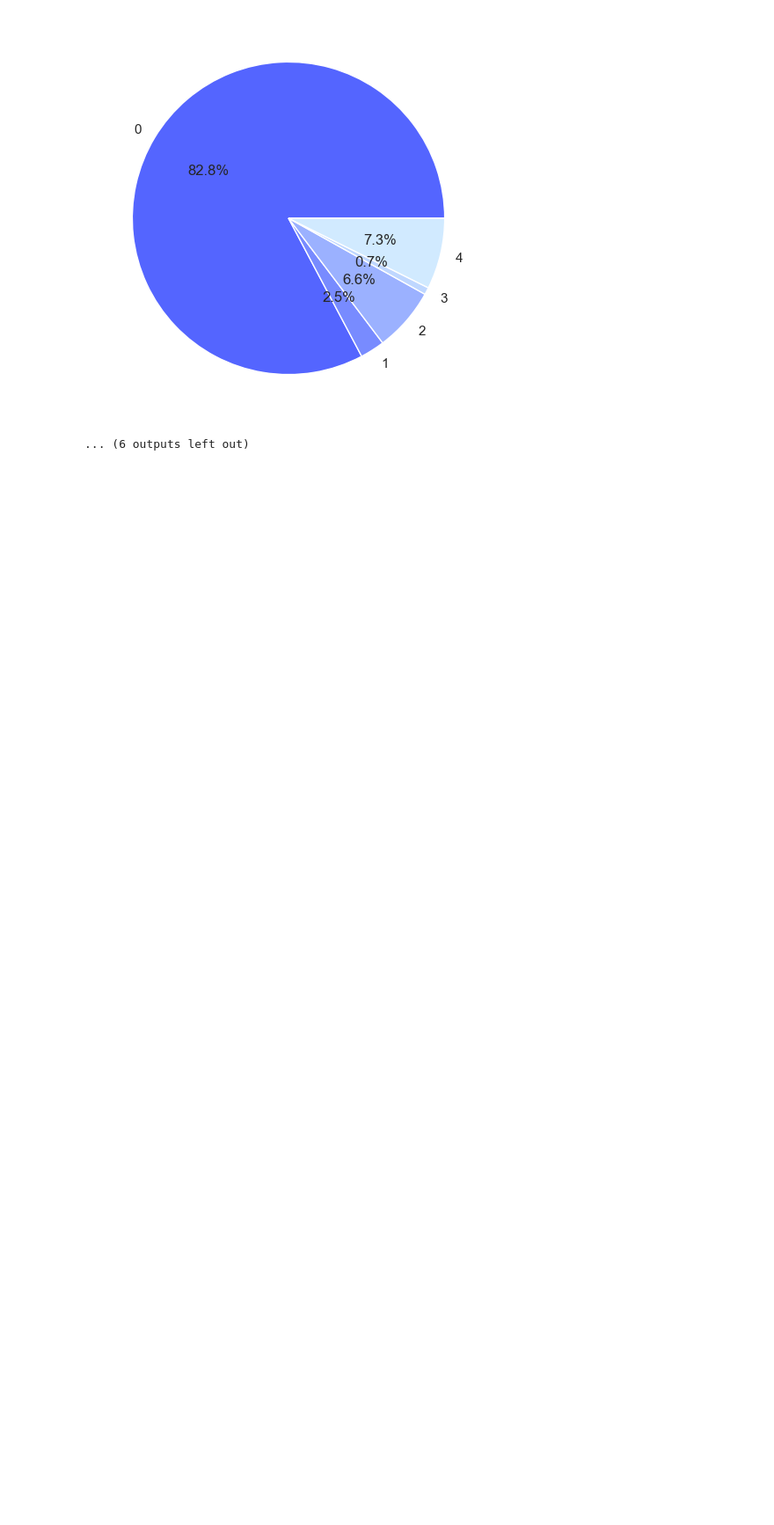
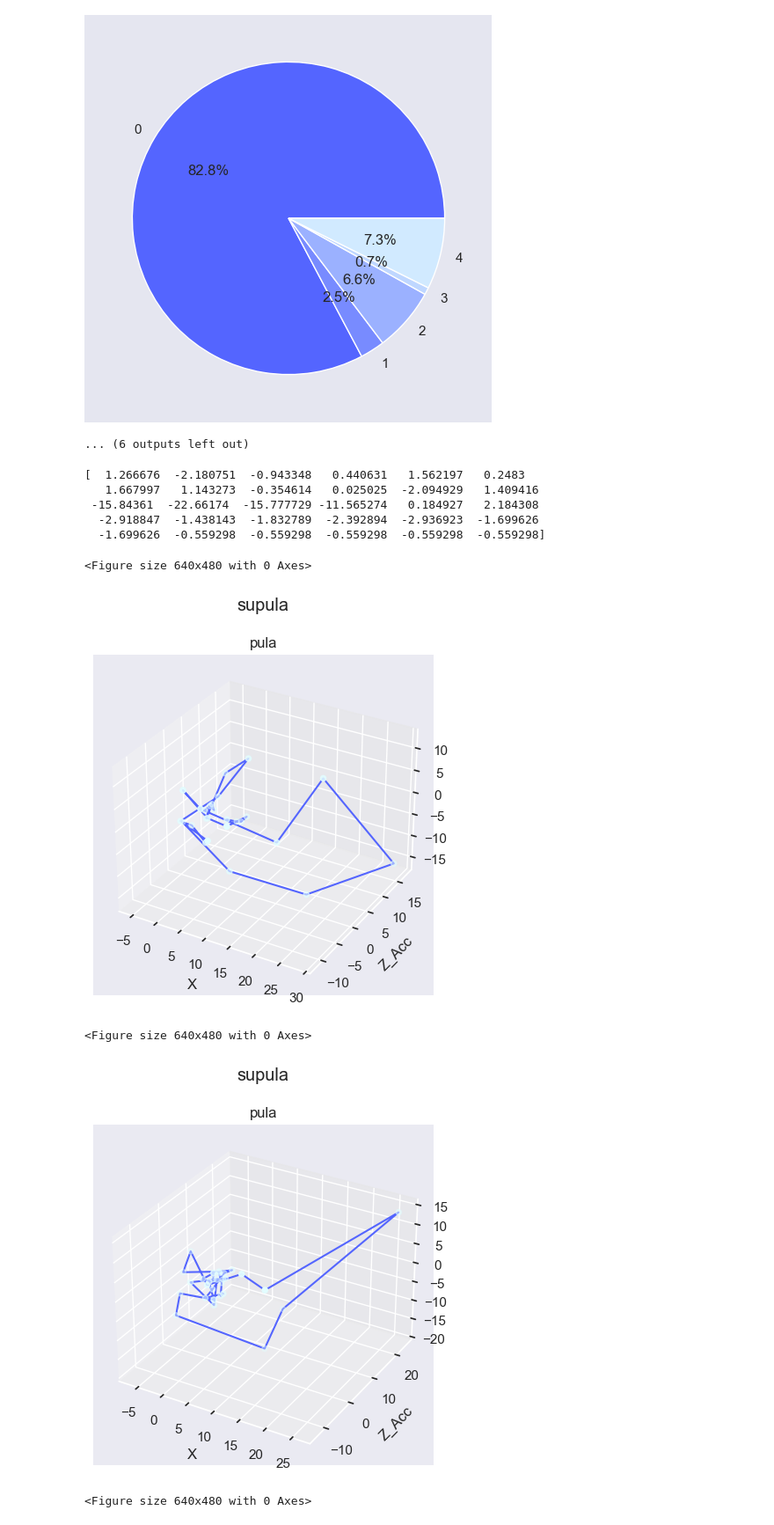
Before and after one commit to dsabi17/Tema-cu-sclipici-sparkle-sparkle, a Jupyter notebook: tema_cu_sclipici.ipynb, the cells around one changed output. Shown at 88% size. Saved outputs shown, nothing was run; the diff lists cells and outputs as text; code cells hidden in the pictures; blank space fills up the shorter version.

```diff
--- a/tema_cu_sclipici.ipynb
+++ b/tema_cu_sclipici.ipynb
@@ -145,3 +146,56 @@ Test Set
 [figure]
 [figure]
 ... (6 outputs left out)
+# %%
+import random
+from mpl_toolkits.mplot3d import Axes3D
+
+random.seed(2)
+results_dir = '3.1/2/'
+
+if not os.path.isdir(results_dir):
+    os.makedirs(results_dir)
+
+print(X_train_sports.to_numpy()[0][0].to_numpy())
+
+
+for label in labels_sports:
+    while True:
+        index = random.randint(0, len(y_train_sports) - 1)
+        if y_train_sports[index] == label:
+            plt.figure(facecolor=bg_color)
+            ax = plt.figure().add_subplot(projection='3d')
+
+            x_acc = X_train_sports.to_numpy()[index][0].to_numpy()
+            y_acc = X_train_sports.to_numpy()[index][1].to_numpy()
+            z_acc = X_train_sports.to_numpy()[index][2].to_numpy()
+
+            x_giro = X_train_sports.to_numpy()[index][3].to_numpy()
+            y_giro = X_train_sports.to_numpy()[index][4].to_numpy()
+            z_giro = X_train_sports.to_numpy()[index][5].to_numpy()
+
+            ax.plot(x_acc, y_acc, z_acc, label='curve in (x, y)', color=colors[0], zorder=-1)
+            ax.scatter(x_acc, y_acc, z_acc, label='curve in (x, y)', color=colors[5])
+
+            plt.title('pula')
+            plt.suptitle('supula')
+            plt.xlabel('X')
+            plt.ylabel('Y')
+            plt.ylabel('Z_Acc')
+            plt.show()
+
+            # ax.plot(x_giro, y_giro, z_giro, label='curve in (x, y)')
+            # plt.show()
+
+            break
+# %% [output]
+[  1.266676  -2.180751  -0.943348   0.440631   1.562197   0.2483
+   1.667997   1.143273  -0.354614   0.025025  -2.094929   1.409416
+ -15.84361  -22.66174  -15.777729 -11.565274   0.184927   2.184308
+  -2.918847  -1.438143  -1.832789  -2.392894  -2.936923  -1.699626
+  -1.699626  -0.559298  -0.559298  -0.559298  -0.559298  -0.559298]
+<Figure size 640x480 with 0 Axes>
+[figure, added]
+<Figure size 640x480 with 0 Axes>
+[figure, added]
+<Figure size 640x480 with 0 Axes>
```
Also changed, not shown: parts of 4 cells of this notebook, 26 other files.
